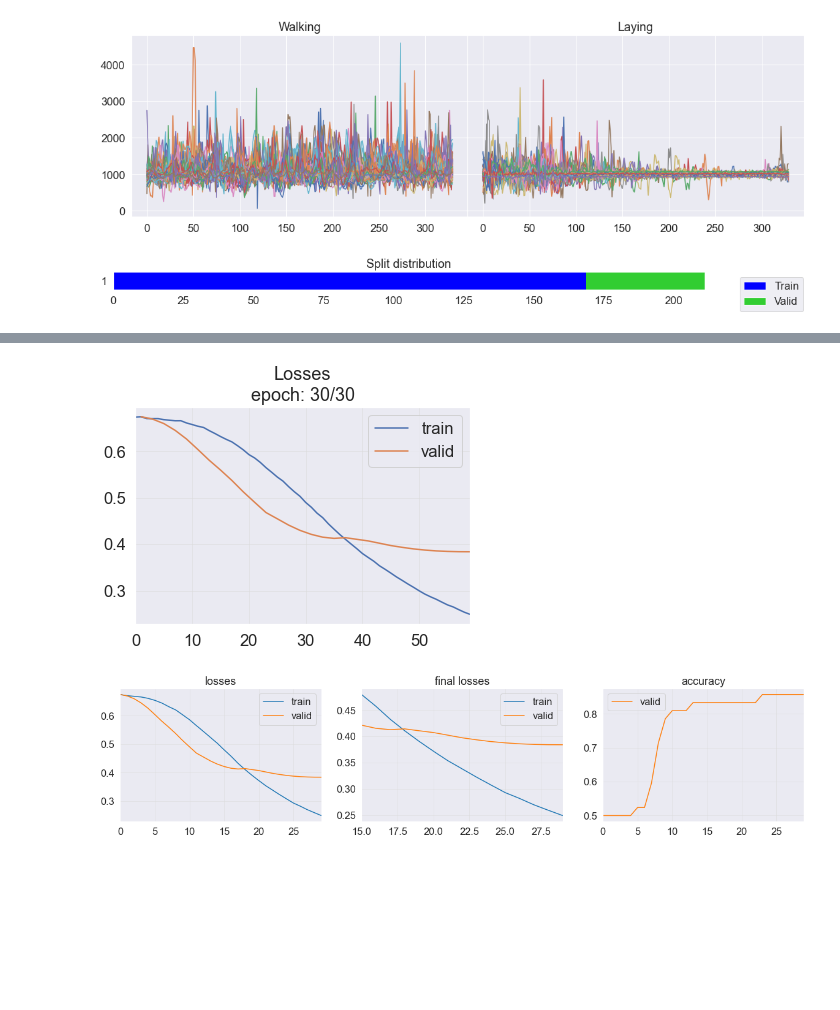
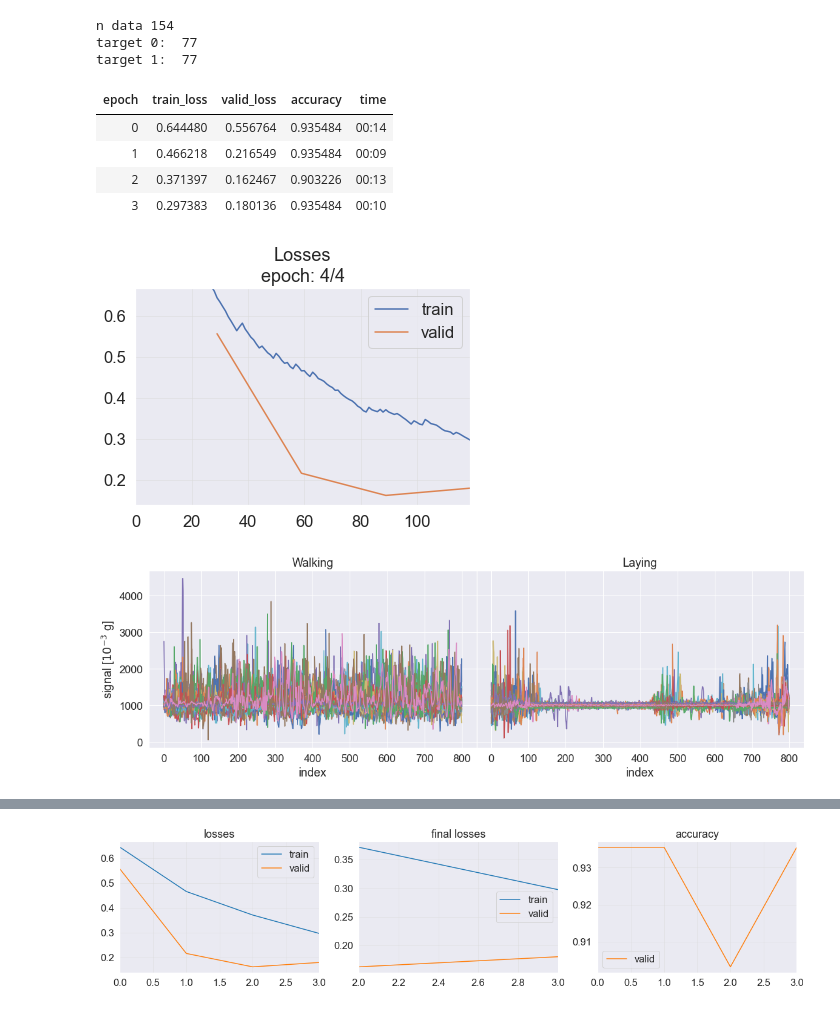
Before and after one commit to nicolezattarin/IoMT-efficient-information-distribution, a Jupyter notebook: clustering/WalkingLaying_classifier.ipynb, the cells around one changed output, grey strips where cells are left out. Drawn from its saved outputs; the diff is of its cells as text; code cells hidden in the pictures; blank space fills up the shorter version.

```diff
--- a/clustering/WalkingLaying_classifier.ipynb
+++ b/clustering/WalkingLaying_classifier.ipynb
@@ -11,7 +11,7 @@ warnings.filterwarnings('ignore')
 # %%
 # we train a classsifier for each sensor
 
-def data_split(sensor, split = 0.8):
+def data (sensor, min_length=800):
     """
     prepare the data for each sensor classifier
     """
@@ -27,10 +27,9 @@ def data_split(sensor, split = 0.8):
             walk, lie = get_sensor_data(walk, sensor), get_sensor_data(lie, sensor)
             walk, lie = walk[walk.columns[:-8]], lie[lie.columns[:-8]]
 
-
             lie = lie.dropna()
             walk = walk.dropna()
-            if len(lie)==0 or len(walk)==0:
+            if len(lie)<min_length or len(walk)<min_length:
                 continue
 
             lengths.append(len(lie))
@@ -38,7 +37,7 @@ def data_split(sensor, split = 0.8):
 
             for c in lie.columns:
                 data.append(lie[c].values)
-                targets.append(-1)
+                targets.append(0)
             for c in walk.columns:
                 data.append(walk[c].values)
                 targets.append(1)
@@ -50,11 +49,4 @@ def data_split(sensor, split = 0.8):
     from sklearn.utils import shuffle
     data, targets = shuffle(data, targets)
 
-    train_data = data[:int(len(data)*split)]
-    test_data = data[int(len(data)*split):]
-    train_targets = targets[:int(len(targets)*split)]
-    test_targets = targets[int(len(targets)*split):]
-
-    return train_data, test_data, train_targets, test_targets
+    return data, targets
-# %%
-train, test, train_targets, test_targets = data_split( "IMU_acc")
@@ -84,51 +53,84 @@ array([[[1066.29170493, 1021.63692181, 1088.17783473, ...,
+# %%
+dsid = 'FaceDetection'
+X, y, splits = get_UCR_data('ECGFiveDays', return_split=False)
 # %%
-sensors = ["triaxial_acc"]#, "IMU_acc", "IMU_gyro"]
-epochs = [30]#, 30, 8]
-lrs = [3*1e-4]#, 3*1e-4, 1e-4]
+sensors = ["triaxial_acc", "IMU_acc", "IMU_gyro"]
+epochs = 4
+lr = 1e-4
 
 from tsai.all import *
 
-def train_model (X, y, filename, epochs, lr):
+def train_model (X, y, filename, epochs, lr, frac=0.8):
 
-    batch_tfms = TSStandardize()
+    X = np.array(X)
+    X = X.reshape(X.shape[0], 1, X.shape[1])
+    y = np.array(y)
+
+    splits = np.arange(len(X), dtype=int)
+    np.random.shuffle(splits)
+    splits = [splits[:int(len(splits)*frac)], splits[int(len(splits)*frac):]]
+    splits = [[int(i) for i in splits[k]] for k in range(2)]
+
     if not os.path.isdir('models'):
         os.mkdir('models')
-    clf = TSClassifier(X, y,  path='models', batch_tfms=batch_tfms, metrics=accuracy, cbs=ShowGraph(), arch=MLP)
+
+    bs = 4
+    tfms  = [None, [Categorize()]]
+    dsets = TSDatasets(X, y, tfms=tfms,  inplace=True, splits=splits)
+    dls   = TSDataLoaders.from_dsets(dsets.train, dsets.valid, bs=bs)
+    model = InceptionTime(dls.vars, dls.c)
+    clf = Learner(dls, model, metrics=accuracy, cbs=ShowGraph())
+
     clf.fit_one_cycle(epochs, lr)
-    clf.export(filename+".pkl")
+    clf.export('models/'+filename+".pkl")
     clf.show_results()
     interp = ClassificationInterpretation.from_learner(clf)
-    interp.plot_confusion_matrix()
+    interp.plot_confusion_matrix(normalize=True)
 
 
-for s,e,lr in zip(sensors, epochs, lrs):
+for s in sensors:
     # data preparation
 
-    train_data, test_data, train_targets, test_targets = data_split(s)ù
+    train_data, train_targets = data(s)
+    print ('n data {}'.format(len(train_targets)))
+    print ('target 0: ', sum(np.array(train_targets)==0))
+    print ('target 1: ', sum(np.array(train_targets)==1))
 
     #plot
     fig, ax = plt.subplots(1,2, figsize=(18,5))
     sns.set_theme(style='darkgrid', palette='deep', font_scale=1.5)
     for X, y in zip(train_data, train_targets):
         if y == 1:
             sns.lineplot(x=range(len(X)), y=X, label=y, ax=ax[0])
         else:
             sns.lineplot(x=range(len(X)), y=X, label=y, ax=ax[1])
     ax[0].legend().remove()
     ax[1].legend().remove()
     ax[1].set_ylim(ax[0].get_ylim())
     fig.subplots_adjust(hspace=.0, wspace=0.)
     ax[1].set_yticklabels([])
     ax[0].set_title('Walking')
     ax[1].set_title('Laying')
+    ax[0].set_xlabel('index')
+    ax[1].set_xlabel('index')
+    ax[0].set_ylabel(r'signal [$10^{-3}$ g]')
+
 
     import os
     if not os.path.exists('figures'):
         os.mkdir('figures')
-    fig.savefig('figures/'+s+'_signals_walk_lie.png')
+    fig.savefig('figures/'+s+'_signals_walk_lie.pdf')
 
     #train classifier
-    train_model (train_data,train_targets, str(s), e, lr)
+    train_model (train_data, train_targets, str(s), epochs, lr)
 # %% [output]
+n data 154
+target 0:  77
+target 1:  77
+| epoch | train_loss | valid_loss | accuracy | time |
+| 0 | 0.644480 | 0.556764 | 0.935484 | 00:14 |
+| 1 | 0.466218 | 0.216549 | 0.935484 | 00:09 |
+| 2 | 0.371397 | 0.162467 | 0.903226 | 00:13 |
+| 3 | 0.297383 | 0.180136 | 0.935484 | 00:10 |
-[figure, old version]
+[figure, new version]
-[figure, old version]
+[figure, new version]
@@ -152,5 +137,4 @@ for s,e,lr in zip(sensors, epochs, lrs):
-[figure, old version]
+[figure, new version]
-[figure, old version]
 [interactive output not drawn]
 [interactive output not drawn]
 [interactive output not drawn]
```
Also changed, not shown: parts of 7 cells of this notebook.
